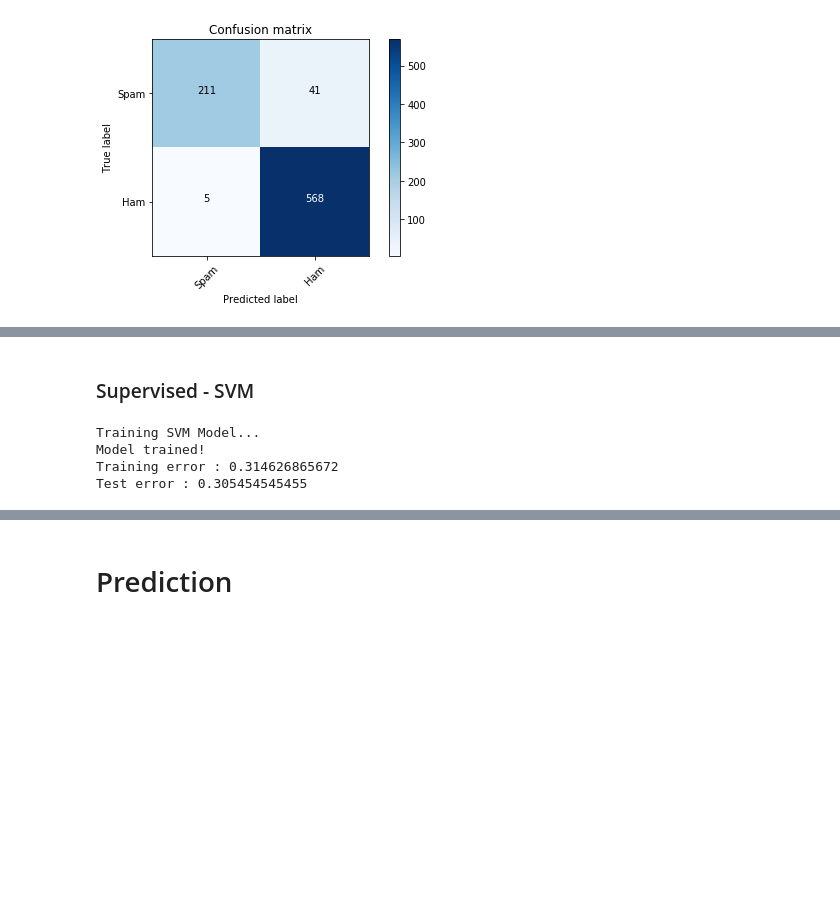
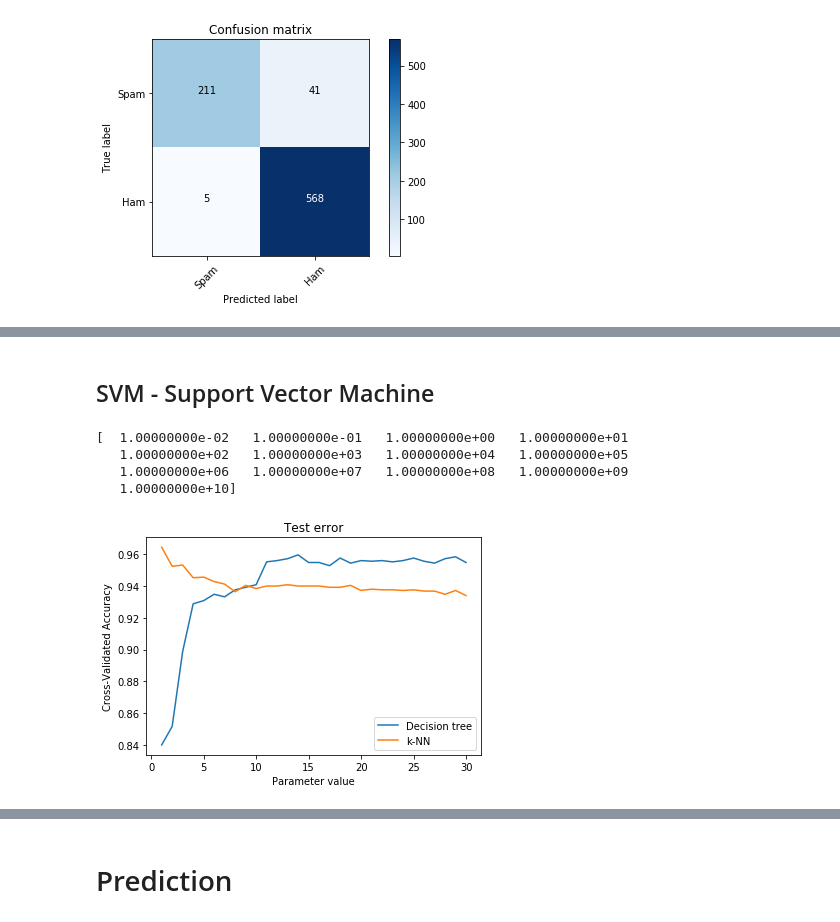
Before and after one commit to lminy/SpamDetector, a Jupyter notebook: SpamDetector.ipynb, the cells around one changed output, grey strips where cells are left out. Saved outputs shown, nothing was run; the diff lists cells and outputs as text; code cells hidden in the pictures; blank space fills up the shorter version.

Commit message:
Clean code & made a score summary

```diff
--- a/SpamDetector.ipynb
+++ b/SpamDetector.ipynb
@@ -177,0 +128,2 @@ Confusion matrix, without normalization
+# %%
+results = dict()
@@ -178,18 +170,33 @@ Confusion matrix, without normalization
 # %% [markdown]
-### Supervised - SVM
+## SVM - Support Vector Machine
-# %%
-print "Training SVM Model..."
-from sklearn import svm
-clf = svm.SVC()
-clf.fit(X_train, y_train)
-print "Model trained!"
-
-training_error = 1-clf.score(X_train, y_train)
-test_error = 1-clf.score(X_test, y_test)
-print "Training error : " + str(training_error)
-print "Test error : " + str(test_error)
-# %% [output]
-Training SVM Model...
-Model trained!
-Training error : 0.314626865672
-Test error : 0.305454545455
+# %%
+name = "SVM"
+classifier = svm.SVC()
+C_range = np.logspace(-2, 10, 13)
+print C_range
+#gamma_range = np.logspace(-9, 3, 13)
+#print gamma_range
+param_grid = dict(gamma=gamma_range)#, C=C_range)
+train(classifier, name, param_grid)
+# %% [output]
+[  1.00000000e-02   1.00000000e-01   1.00000000e+00   1.00000000e+01
+   1.00000000e+02   1.00000000e+03   1.00000000e+04   1.00000000e+05
+   1.00000000e+06   1.00000000e+07   1.00000000e+08   1.00000000e+09
+   1.00000000e+10]
+# %%
+for clf_name, result in results.iteritems() :
+    #plt.clf()
+    #plt.figure()
+    if type(result) == GridSearchCV and clf_name != 'SVM':
+        grid_mean_scores = result.cv_results_['mean_test_score']
+        plt.plot(k_range, grid_mean_scores, label=clf_name)
+        plt.title("Test error")
+        #plt.title(clf_name)
+        plt.legend()
+        plt.xlabel('Parameter value')
+        plt.ylabel('Cross-Validated Accuracy')
+        #plt.show()
+    else : # Model without param
+        pass
+# %% [output]
+[figure, added]
```
Also changed, not shown: parts of 41 cells of this notebook, 1 other file.
